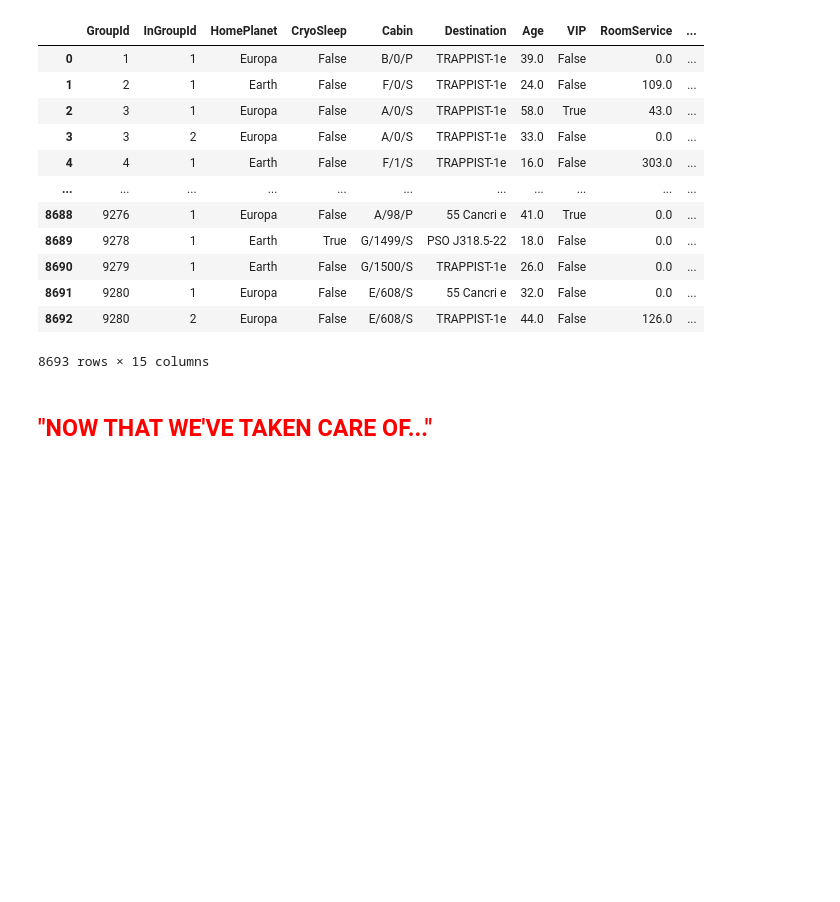
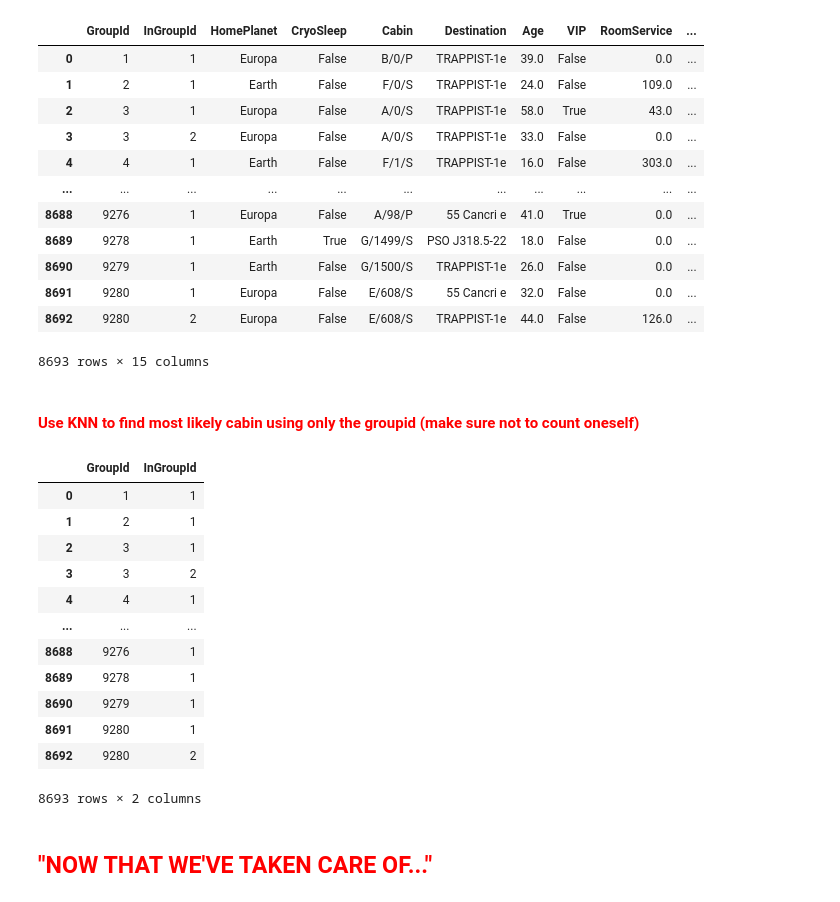
Before and after one commit to Ido-Studies/DSIP-Final-Project, a Jupyter notebook: src/Machine Learning/Machine_Learning_Part-DSIP_Concluding_Assignment.ipynb, the cells around one changed output. Saved outputs shown, nothing was run; the diff lists cells and outputs as text; code cells hidden in the pictures; blank space fills up the shorter version.

```diff
--- a/src/Machine Learning/Machine_Learning_Part-DSIP_Concluding_Assignment.ipynb
+++ b/src/Machine Learning/Machine_Learning_Part-DSIP_Concluding_Assignment.ipynb
@@ -1007,8 +1007,26 @@ Expanded DataFrame:
 #
 def knn_based_filling_method(df: pd.DataFrame):
     return
+# %% [markdown]
+<h4 style="color: red;">Use KNN to find most likely cabin using only the groupid (make sure not to count oneself)</h4>
 # %%
-# [extract_entries_with_specified_values_in_columns(expanded_df, "GroupId", gid)["Cabin"] for gid in ]
+gid = expanded_df[["GroupId", "InGroupId"]]
+# [extract_entries_with_specified_values_in_columns(expanded_df, "GroupId", gid[])["Cabin"] for gid in ]
+gid
+# %% [output]
+|  | GroupId | InGroupId |
+| 0 | 1 | 1 |
+| 1 | 2 | 1 |
+| 2 | 3 | 1 |
+| 3 | 3 | 2 |
+| 4 | 4 | 1 |
+| ... | ... | ... |
+| 8688 | 9276 | 1 |
+| 8689 | 9278 | 1 |
+| 8690 | 9279 | 1 |
+| 8691 | 9280 | 1 |
+| 8692 | 9280 | 2 |
+8693 rows × 2 columns
 # %%
 # IMPLEMENT THE CHOSEN METHOD (BEST IS TO IMPLEMENT ALL, SO THAT LATER WE MAY CHANGE OR CHECK WHICH IS BETTER)
 # %%
```
